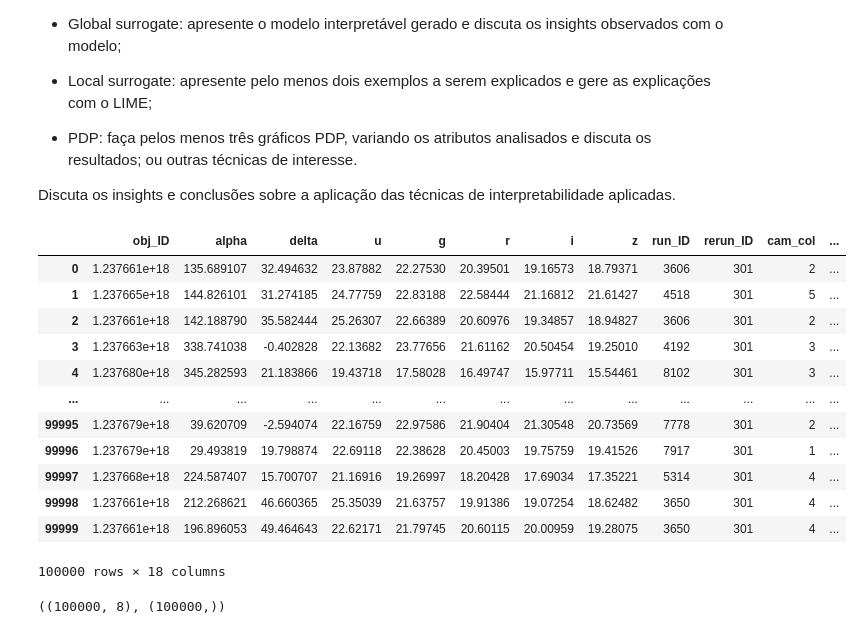
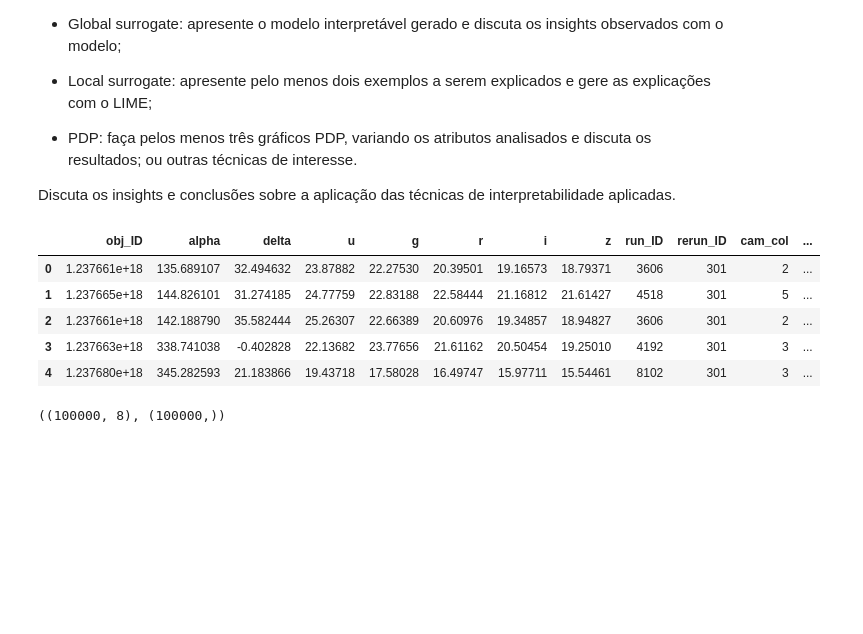
Before and after one commit to dvccs-softex/apd-de-maquina-RRIA, a Jupyter notebook: notebook.ipynb, the cells around one changed output. Drawn from its saved outputs; the diff is of its cells as text; code cells hidden in the pictures; blank space fills up the shorter version.

```diff
--- a/Projeto_AM_Softex_bopj_dvccs_eaj2.ipynb
+++ b/notebook.ipynb
@@ -41,22 +42,14 @@ from sklearn.neighbors import KNeighborsClassifier
 from sklearn.metrics import accuracy_score, confusion_matrix, precision_recall_fscore_support
 # %%
 data = pd.read_csv('star_classification.csv')
-
-data
+data.head()
 # %% [output]
 |  | obj_ID | alpha | delta | u | g | r | i | z | run_ID | rerun_ID | cam_col | ... |
 | 0 | 1.237661e+18 | 135.689107 | 32.494632 | 23.87882 | 22.27530 | 20.39501 | 19.16573 | 18.79371 | 3606 | 301 | 2 | ... |
 | 1 | 1.237665e+18 | 144.826101 | 31.274185 | 24.77759 | 22.83188 | 22.58444 | 21.16812 | 21.61427 | 4518 | 301 | 5 | ... |
 | 2 | 1.237661e+18 | 142.188790 | 35.582444 | 25.26307 | 22.66389 | 20.60976 | 19.34857 | 18.94827 | 3606 | 301 | 2 | ... |
 | 3 | 1.237663e+18 | 338.741038 | -0.402828 | 22.13682 | 23.77656 | 21.61162 | 20.50454 | 19.25010 | 4192 | 301 | 3 | ... |
 | 4 | 1.237680e+18 | 345.282593 | 21.183866 | 19.43718 | 17.58028 | 16.49747 | 15.97711 | 15.54461 | 8102 | 301 | 3 | ... |
-| ... | ... | ... | ... | ... | ... | ... | ... | ... | ... | ... | ... | ... |
-| 99995 | 1.237679e+18 | 39.620709 | -2.594074 | 22.16759 | 22.97586 | 21.90404 | 21.30548 | 20.73569 | 7778 | 301 | 2 | ... |
-| 99996 | 1.237679e+18 | 29.493819 | 19.798874 | 22.69118 | 22.38628 | 20.45003 | 19.75759 | 19.41526 | 7917 | 301 | 1 | ... |
-| 99997 | 1.237668e+18 | 224.587407 | 15.700707 | 21.16916 | 19.26997 | 18.20428 | 17.69034 | 17.35221 | 5314 | 301 | 4 | ... |
-| 99998 | 1.237661e+18 | 212.268621 | 46.660365 | 25.35039 | 21.63757 | 19.91386 | 19.07254 | 18.62482 | 3650 | 301 | 4 | ... |
-| 99999 | 1.237661e+18 | 196.896053 | 49.464643 | 22.62171 | 21.79745 | 20.60115 | 20.00959 | 19.28075 | 3650 | 301 | 4 | ... |
-100000 rows × 18 columns
 # %%
 id_columns = ['obj_ID', 'run_ID', 'rerun_ID', 'cam_col',
               'field_ID', 'spec_obj_ID', 'plate', 'MJD',
```
Also changed, not shown: parts of 8 cells of this notebook.
